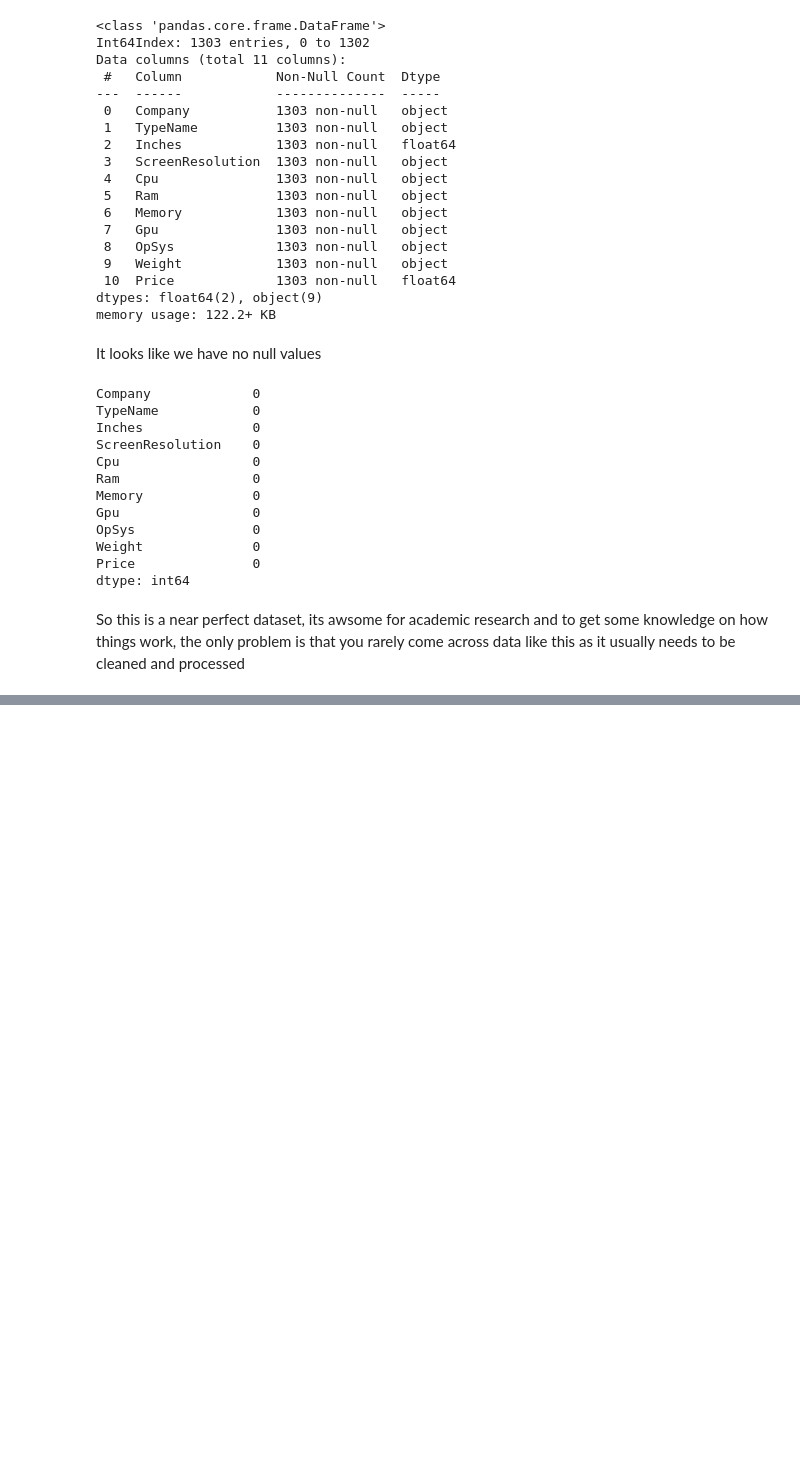
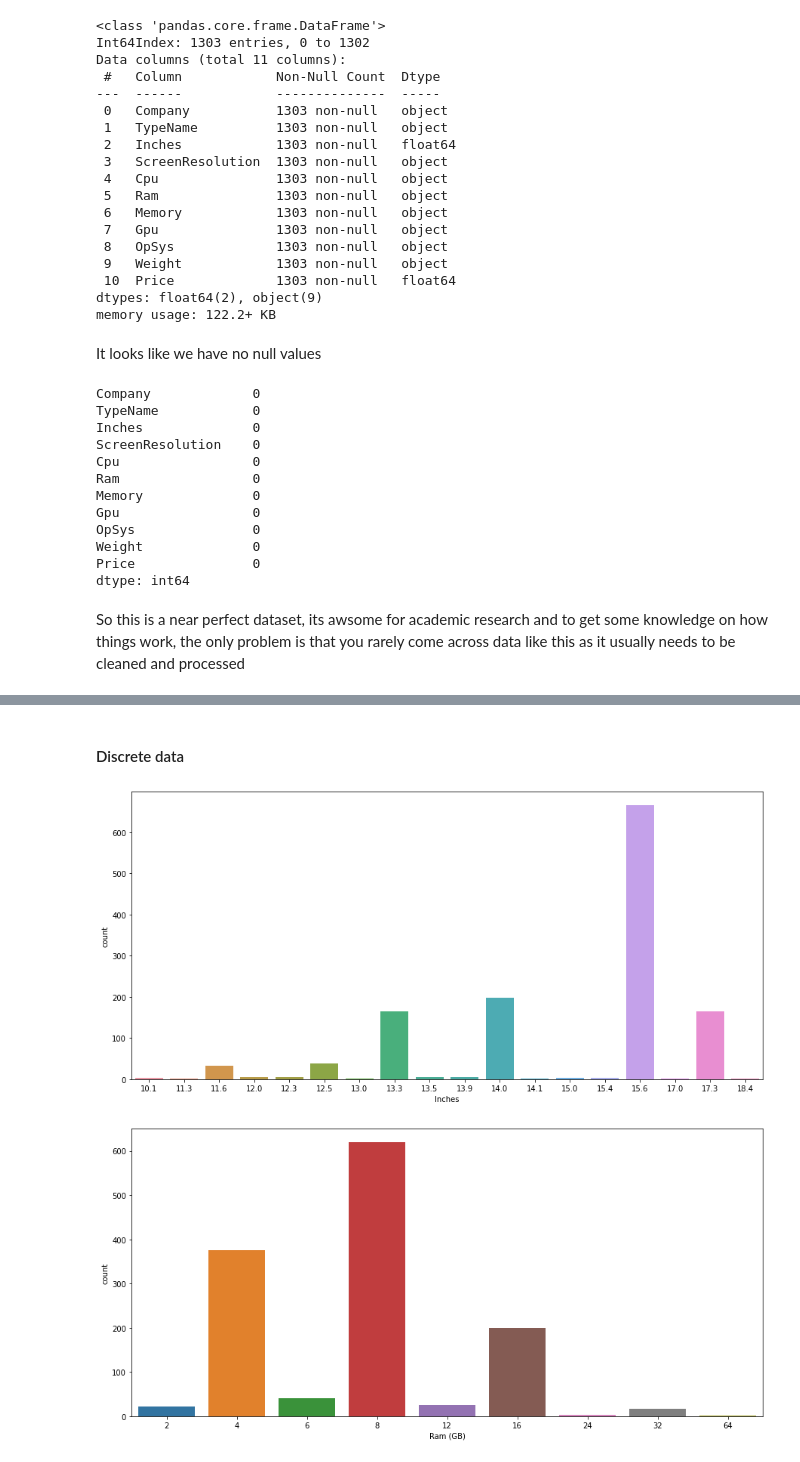
Before and after one commit to AmineMahdioui/Laptop_Price_predection, a Jupyter notebook: LPP.ipynb, the cells around one changed output, grey strips where cells are left out. Drawn from its saved outputs; the diff is of its cells as text; code cells hidden in the pictures; blank space fills up the shorter version.

```diff
--- a/LPP.ipynb
+++ b/LPP.ipynb
@@ -91,0 +101,8 @@ Unique values in Inches;
+# %%
+df['Ram']=df['Ram'].str.replace('GB','')
+df['Ram']=df['Ram'].astype('int32')
+df=df.rename(columns={"Ram": "Ram (GB)"})
+df['Weight']=df['Weight'].str.replace('kg','')
+df['Weight']=df['Weight'].astype('float64')
+
+df=df.rename(columns={"Weight": "Weight (kg)"})
@@ -91,0 +134,9 @@ Unique values in Inches;
+# %% [markdown]
+#### Discrete data
+# %%
+for variable in ['Inches','Ram (GB)']:
+       plt.figure(figsize=(15,7))
+       sn.countplot(x=variable,data = df)
+# %% [output]
+[figure, added]
+[figure, added]
```
Also changed, not shown: parts of 41 cells of this notebook.
